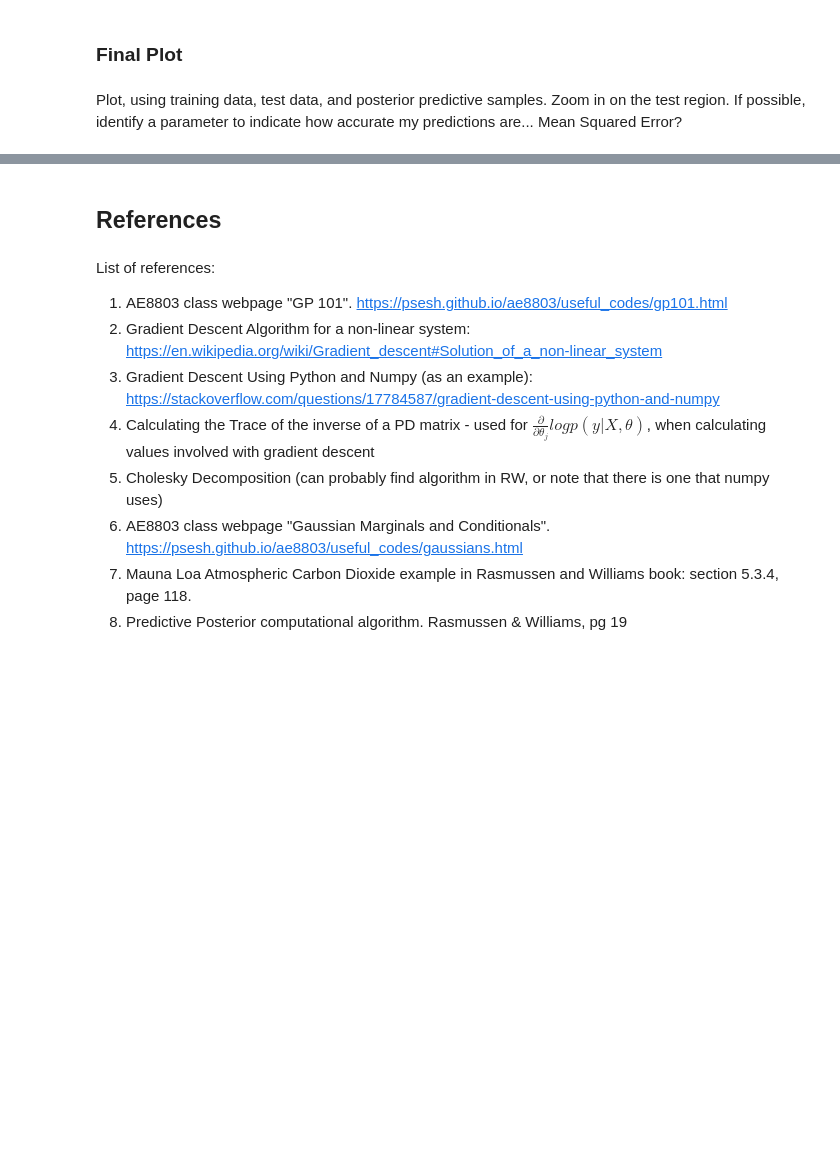
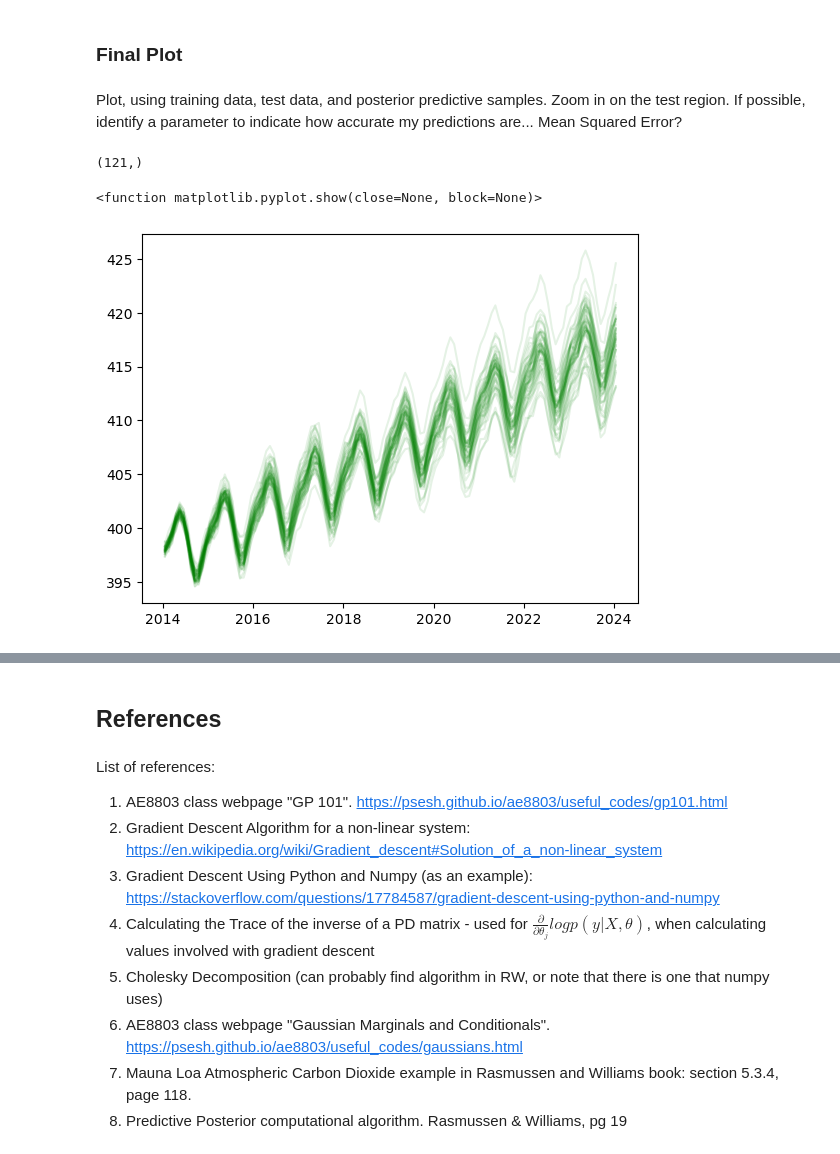
Before and after one commit to twilkening/ae8803, a Jupyter notebook: Assignment2-BuildGP/AE8803_assignment2_TeoWilkening.ipynb, the cells around one changed output, grey strips where cells are left out. Drawn from its saved outputs; the diff is of its cells as text; code cells hidden in the pictures; blank space fills up the shorter version.

```diff
--- a/Assignment2-BuildGP/AE8803_assignment2_TeoWilkening.ipynb
+++ b/Assignment2-BuildGP/AE8803_assignment2_TeoWilkening.ipynb
@@ -137,7 +137,7 @@ def K1(x,xp,th1,th2):
 def K2(x,xp,th3,th4,th5):
     xdiff = tiled_difference(x.astype(float),xp.astype(float))
     K = th3**2 * np.exp(-(xdiff)**2 / (2* th4**2) \
-                           - 2* np.sin(np.pi * (xdiff))/(th5**2))
+                           - 2* np.sin(np.pi * (xdiff))**2/(th5**2))
     return K
 
 def K3(x,xp,th6,th7,th8):
@@ -231,12 +205,18 @@ def posterior_predictive(x,y,xnew,theta):
     y = y.values
     xnew = xnew.values
     # compute the mean and covariance
-    L = np.linalg.cholesky(kernel(x,x,theta))
+    Kxx = kernel(x,x,theta)
+        # check if all the eigen values of the kernel are > 0
+    if np.all(np.linalg.eigvals(Kxx) > 0) == False:
+        print('eigen values were not > 0')
+        m,n = Kxx.shape # should be square...
+        Kxx = Kxx + 1e-9*np.eye(m,m) # adding a small value to deal with floating point errors
+    L = np.linalg.cholesky(Kxx)
     alpha = np.linalg.inv(L.T) @ np.linalg.inv(L) @ y
-    mean = kernel(xnew,x,theta) * alpha
-    v = np.linalg.inv(L) @ kernel(x,xew,theta)
+    mean = kernel(xnew,x,theta) @ alpha
+    v = np.linalg.inv(L) @ kernel(x,xnew,theta)
     # finally, compute covariance with added measurement noise
-    cov = kernel(xnew,xnew,theta) - v.T @ v + K5(xnew,xnew,theta[11])
+    cov = kernel(xnew,xnew,theta) - v.T @ v + K5(xnew,xnew,theta[(0,10)])
     n = len(y)
     marginal = -1/2 * y.T @ alpha - np.sum(np.log(np.diag(L))) - n/2 * np.log(2*np.pi)
     return mean, cov, marginal
@@ -255,3 +231,14 @@ LinAlgError: Matrix is not positive definite
 ### Final Plot
 # %% [markdown]
 Plot, using training data, test data, and posterior predictive samples. Zoom in on the test region. If possible, identify a parameter to indicate how accurate my predictions are... Mean Squared Error?
+# %%
+mu.shape
+# %% [output]
+(121,)
+# %%
+fstar = np.random.multivariate_normal(mu,cov,50) + np.mean(df2014['CO2'].values)
+plt.plot(xnew,fstar.T,'g',alpha=0.1)
+plt.show
+# %% [output]
+<function matplotlib.pyplot.show(close=None, block=None)>
+[figure, added]
```
Also changed, not shown: parts of 8 cells of this notebook.
